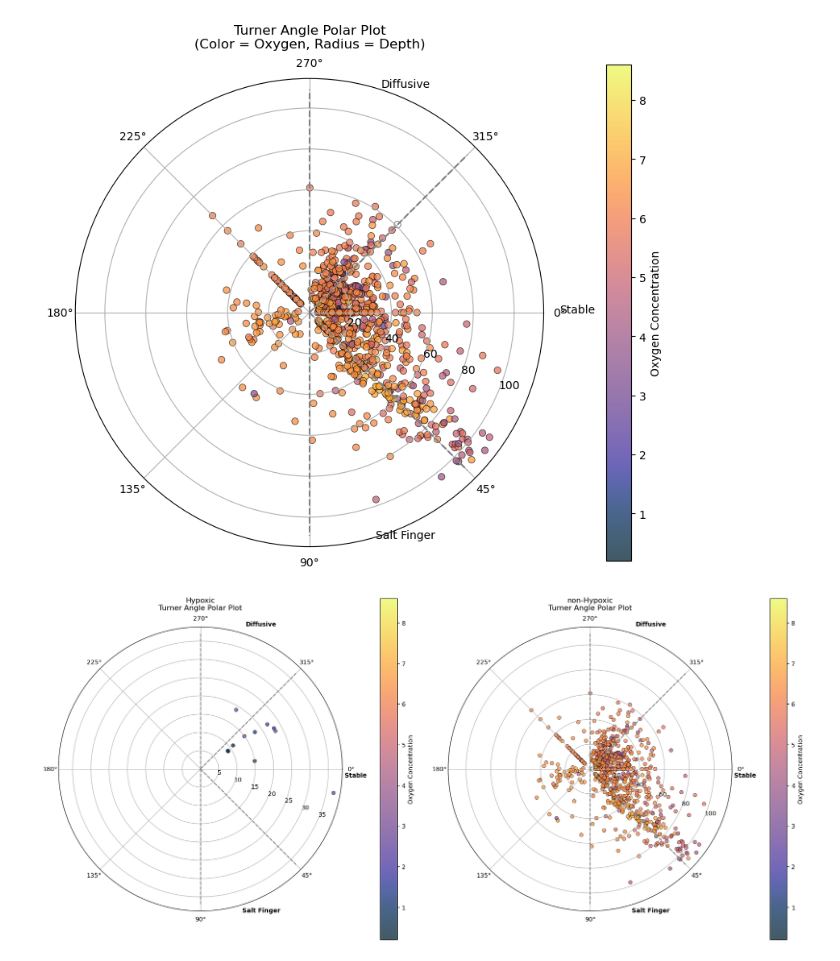
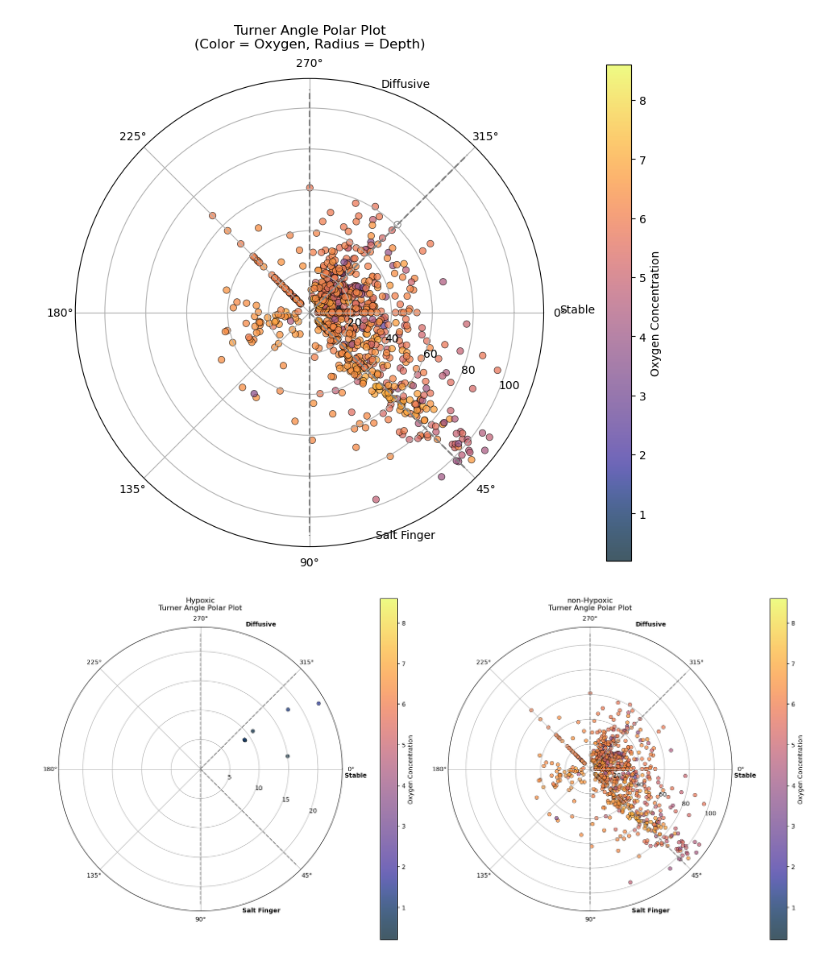
Before and after one commit to fish-pace/2026-proj-hypoxia-zones, a Jupyter notebook: contributor_folders/Giannamilton/stability_hypoxia.ipynb, the cells around one changed output. Drawn from its saved outputs; the diff is of its cells as text; code cells hidden in the pictures.

```diff
--- a/contributor_folders/Giannamilton/stability_hypoxia.ipynb
+++ b/contributor_folders/Giannamilton/stability_hypoxia.ipynb
@@ -161,35 +161,35 @@ Text(-1.1693705988362009, 119.9, 'Diffusive')
 plot_data = df_long.dropna(subset=['tu']).copy()
 plot_data['tu_rad'] = np.radians(plot_data['tu'])
 
-plot_data_h = plot_data[plot_data['oxy']<3] #rows of hypoxia
-plot_data_nh= plot_data[plot_data['oxy']>=3] #rows of no hypoxia
+plot_data_h = plot_data[plot_data['oxy']<2] #rows of hypoxia
+plot_data_nh= plot_data[plot_data['oxy']>=2] #rows of no hypoxia
 
 data_list = [plot_data_h, plot_data_nh]
 titles = ["Hypoxic", "non-Hypoxic"]
 
 all_oxy = pd.concat([d['oxy'] for d in data_list])
 vmin, vmax = all_oxy.min(), all_oxy.max()
 
 # 2. Create Figure with 2 Subplots
 fig, axes = plt.subplots(1, 2, figsize=(18, 8), subplot_kw={'projection': 'polar'})
 for ax, df, title in zip(axes, data_list, titles):
     sc = ax.scatter(x=df['tu_rad'], y=df['depth'], c=df['oxy'], cmap=cmo.thermal, alpha=0.75, edgecolors='k', linewidth=0.5, vmin=vmin, vmax=vmax)
 
     ax.set_theta_zero_location("E")  # 0 degrees at East (Right)
     ax.set_theta_direction(-1)       # Clockwise
     ax.set_title(f"{title}\nTurner Angle Polar Plot", va='bottom')
     max_d = df['depth'].max()
     ax.vlines(np.radians([45, 90, -45, -90]), 0, max_d, colors='gray', linestyles='--')
     ax.text(np.radians(3), max_d * 1.15, 'Stable', ha='center', fontweight='bold')
     ax.text(np.radians(67), max_d * 1.15, 'Salt Finger', ha='center', fontweight='bold')
     ax.text(np.radians(-67), max_d * 1.15, 'Diffusive', ha='center', fontweight='bold')
     cbar = plt.colorbar(sc, ax=ax, pad=0.1)
     cbar.set_label('Oxygen Concentration')
 plt.tight_layout()
 plt.show()
 
 #when stable, no overturning. when Diffusive, still stable but cooler surface waters mix down the water-column and both temp and salinity increas with depth
 #when salt fingering, still stable but saltier surface waters are mixing down the water column.
 #when unstable overturning occurs
 # %% [output]
-[figure, old version]
+[figure, new version]
```
Also changed, not shown: 1 other file.
